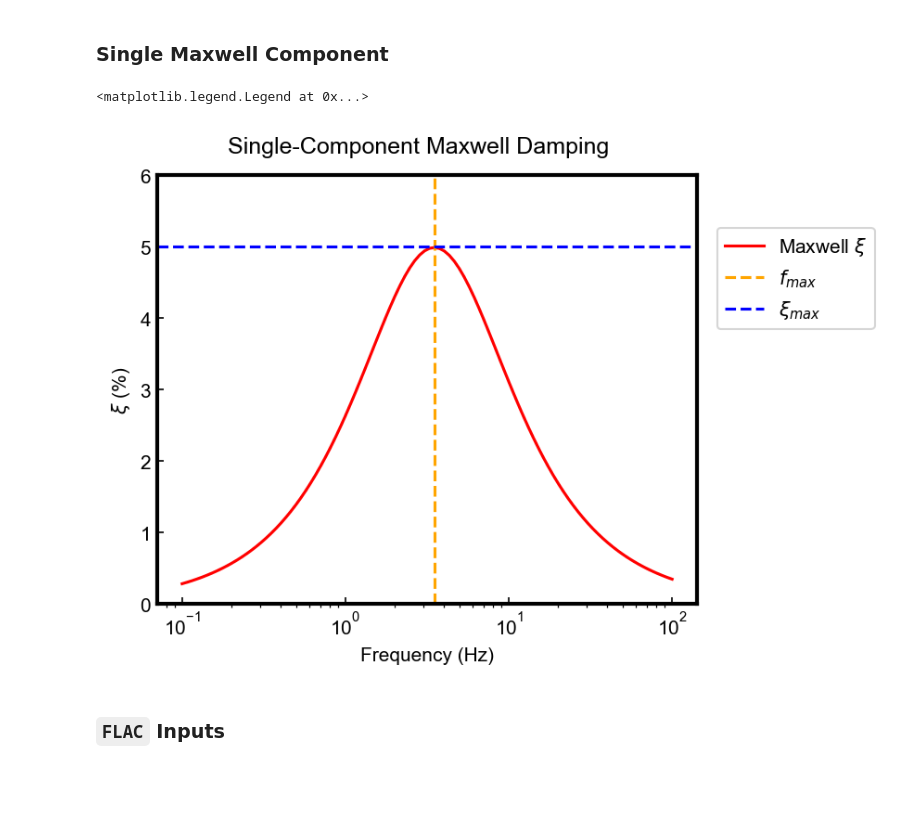
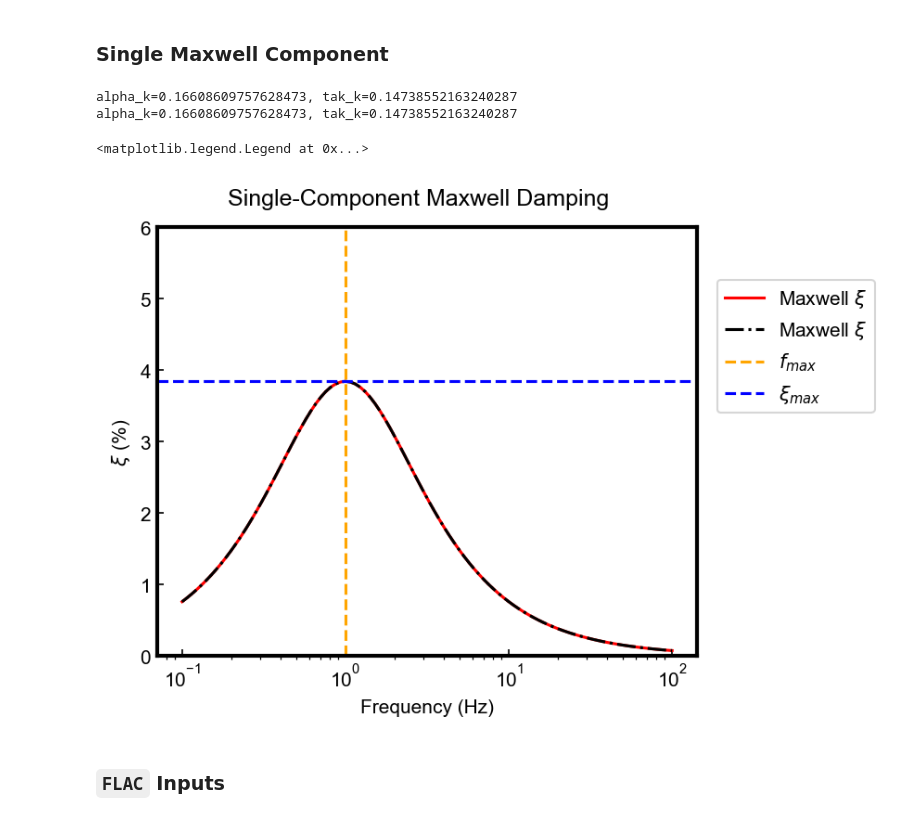
Before and after one commit to xzzgameboy/MaxwellDamping_FLAC, a Jupyter notebook: example/Maxwell_Damping_FLAC.ipynb, the cells around one changed output. Saved outputs shown, nothing was run; the diff lists cells and outputs as text; code cells hidden in the pictures; blank space fills up the shorter version.

```diff
--- a/example/Maxwell_Damping_FLAC.ipynb
+++ b/example/Maxwell_Damping_FLAC.ipynb
@@ -58,24 +80,32 @@ def get_flac_maxwell(fd1: float, f1: float,
 # %% [markdown]
 ### Single Maxwell Component
 # %%
-target_damping = 5.0 #-[%]
+target_damping = 3.85 #-[%]
 freq_band = np.logspace(-1, 2, num=100)
-f = 3.5
-d = 5.0/100.0
+f = 1.0
+d = target_damping/100.0
 damping_maxwell = get_single_maxwell_component(f, d, freq_band)
+d_max_real = get_maxwell_real(d, f, freq_band) + 1
+d_max_imag = get_maxwell_imag(d, f, freq_band)
+
+d_max = d_max_imag/d_max_real/2*100
+
 fig, ax = plt.subplots(nrows=1, ncols=1, figsize=(5, 4))
 fig.suptitle('Single-Component Maxwell Damping', fontsize=12, y=0.95)
 ax.semilogx(freq_band, damping_maxwell, color='red',label=r'Maxwell $\xi$')
+ax.semilogx(freq_band, d_max, color='k',ls='-.', label=r'Maxwell $\xi$')
 ax.axvline(x=f, color='orange',ls='--',label='$f_{max}$')
 ax.axhline(y=d*100, color='blue',ls='--',label=r'$\xi_{max}$')
 ax.set_ylim(0, 6)
 ax.set_ylabel(r'$\xi$ (%)')
 ax.set_xlabel('Frequency (Hz)')
 ax.tick_params(axis='both', direction='in')
 ax.legend(bbox_to_anchor=(1.02, 0.9), loc='upper left')
 # %% [output]
-<matplotlib.legend.Legend at 0x...>
+alpha_k=0.16608609757628473, tak_k=0.14738552163240287
+alpha_k=0.16608609757628473, tak_k=0.14738552163240287
+<matplotlib.legend.Legend at 0x...>
-[figure, old version]
+[figure, new version]
 # %% [markdown]
 ### `FLAC` Inputs
 # %%
```
Also changed, not shown: parts of 7 cells of this notebook, 1 other file.
